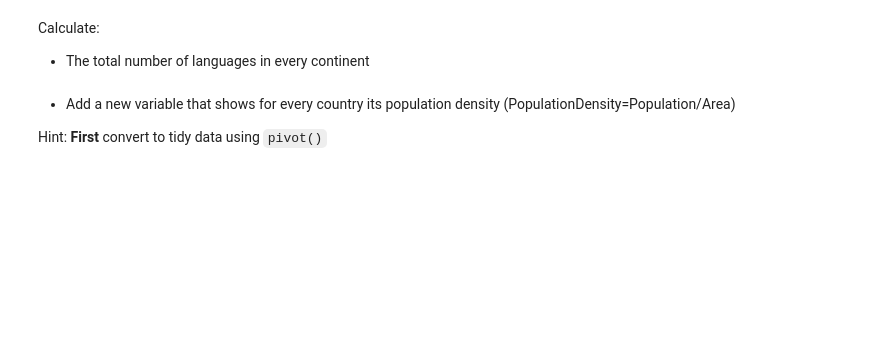
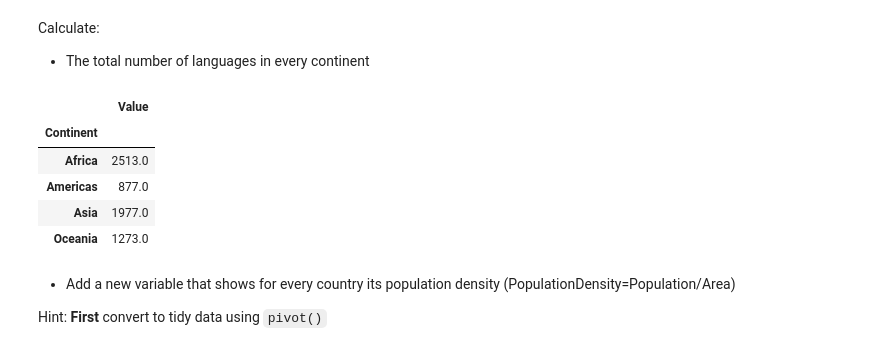
Before and after one commit to Avelez164/Data-Science-Big-Data, a Jupyter notebook: wrangling_tidy.ipynb, the cells around one changed output. Cells and saved outputs as stored; diff of their text form; code cells hidden in the pictures; blank space fills up the shorter version.

```diff
--- a/wrangling_tidy.ipynb
+++ b/wrangling_tidy.ipynb
@@ -213,6 +237,20 @@ language_diversity = pd.read_csv(
 # %% [markdown]
 Calculate:
  * The total number of languages in every continent
+# %%
+(
+    language_diversity
+    .query('Measurement == "Langs"')
+    .groupby('Continent')
+    .agg({'Value': 'sum'})
+)
+# %% [output]
+|  | Value |
+| Continent |  |
+| Africa | 2513.0 |
+| Americas | 877.0 |
+| Asia | 1977.0 |
+| Oceania | 1273.0 |
 # %% [markdown]
 * Add a new variable that shows for every country its population density
   (PopulationDensity=Population/Area)
```
Also changed, not shown: parts of 3 cells of this notebook.
